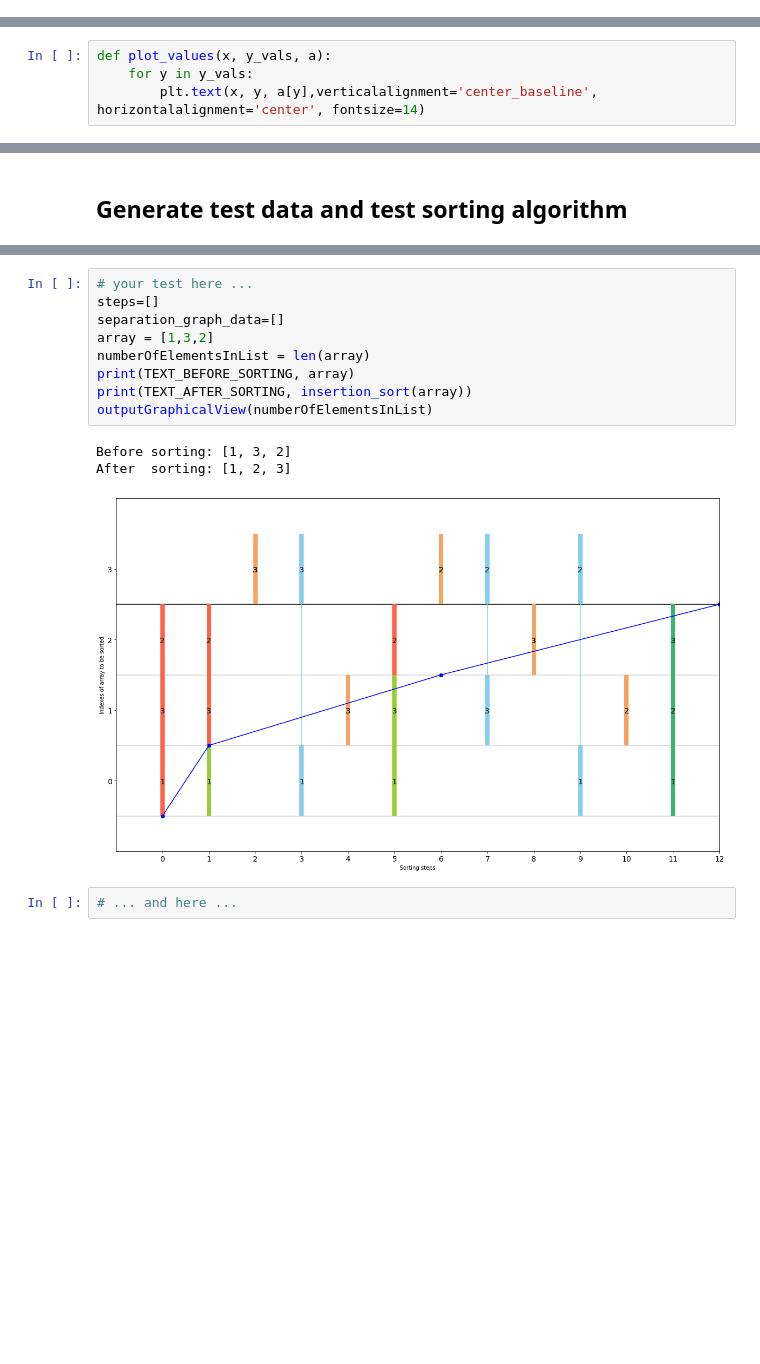
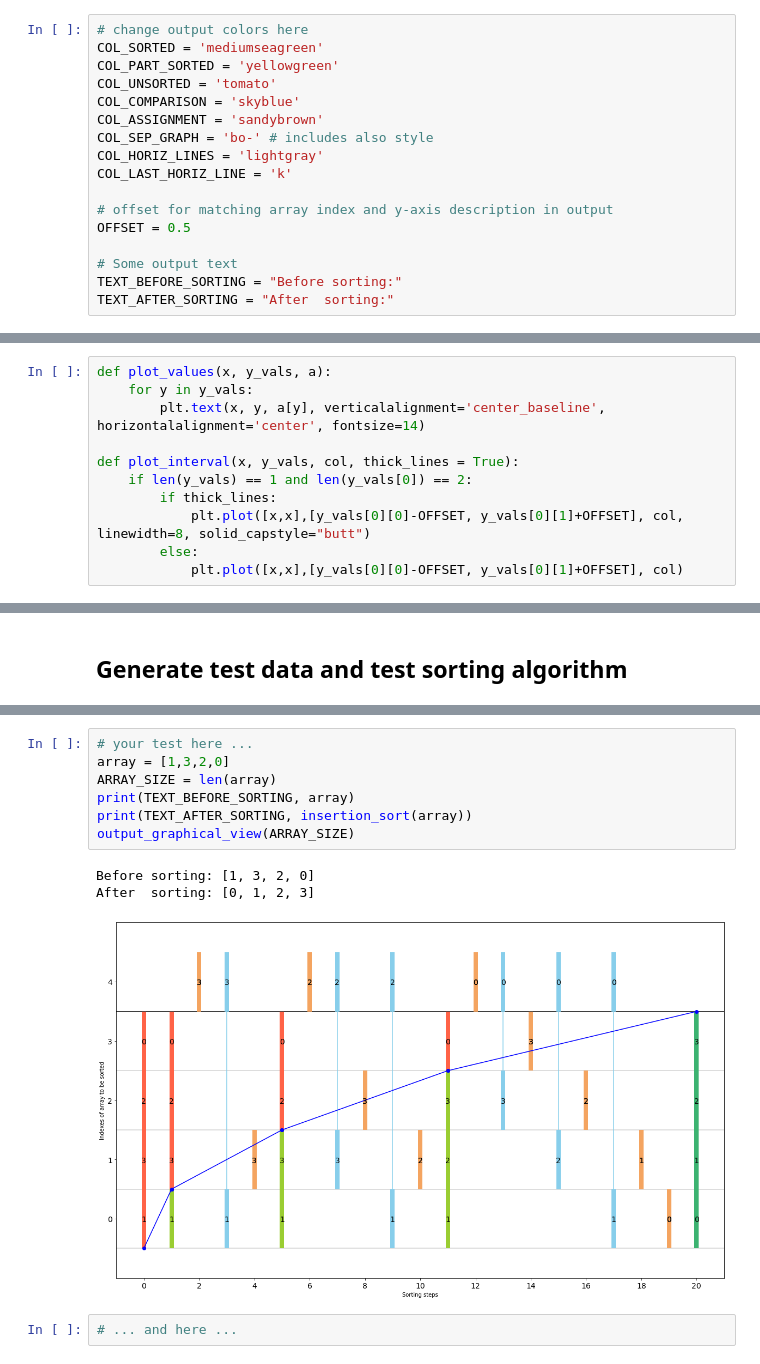
Before and after one commit to JensLiebehenschel/AlgDat, a Jupyter notebook: InsertionSortVisualization.ipynb, the cells around one changed output, grey strips where cells are left out. Drawn from its saved outputs; the diff is of its cells as text; blank space fills up the shorter version.

```diff
--- a/InsertionSortVisualization.ipynb
+++ b/InsertionSortVisualization.ipynb
@@ -78,9 +59,33 @@ TEXT_AFTER_SORTING = "After  sorting:"
+# %%
+# change output colors here
+COL_SORTED = 'mediumseagreen'
+COL_PART_SORTED = 'yellowgreen'
+COL_UNSORTED = 'tomato'
+COL_COMPARISON = 'skyblue'
+COL_ASSIGNMENT = 'sandybrown'
+COL_SEP_GRAPH = 'bo-' # includes also style
+COL_HORIZ_LINES = 'lightgray'
+COL_LAST_HORIZ_LINE = 'k'
+
+# offset for matching array index and y-axis description in output
+OFFSET = 0.5
+
+# Some output text
+TEXT_BEFORE_SORTING = "Before sorting:"
+TEXT_AFTER_SORTING = "After  sorting:"
 # %% [markdown]
 ## Helper functions
 # %%
 def plot_values(x, y_vals, a):
     for y in y_vals:
-        plt.text(x, y, a[y],verticalalignment='center_baseline', horizontalalignment='center', fontsize=14)
+        plt.text(x, y, a[y], verticalalignment='center_baseline', horizontalalignment='center', fontsize=14)
+
+def plot_interval(x, y_vals, col, thick_lines = True):
+    if len(y_vals) == 1 and len(y_vals[0]) == 2:
+        if thick_lines:
+            plt.plot([x,x],[y_vals[0][0]-OFFSET, y_vals[0][1]+OFFSET], col, linewidth=8, solid_capstyle="butt")
+        else:
+            plt.plot([x,x],[y_vals[0][0]-OFFSET, y_vals[0][1]+OFFSET], col)
 # %% [markdown]
 ## Output graphical view
 # %%
@@ -218,15 +221,13 @@ After  sorting: [0, 1, 2, 3, 4, 5, 6, 7, 8, 9]
 # %%
 # your test here ...
-steps=[]
-separation_graph_data=[]
-array = [1,3,2]
-numberOfElementsInList = len(array)
+array = [1,3,2,0]
+ARRAY_SIZE = len(array)
 print(TEXT_BEFORE_SORTING, array)
 print(TEXT_AFTER_SORTING, insertion_sort(array))
-outputGraphicalView(numberOfElementsInList)
+output_graphical_view(ARRAY_SIZE)
 # %% [output]
-Before sorting: [1, 3, 2]
-After  sorting: [1, 2, 3]
+Before sorting: [1, 3, 2, 0]
+After  sorting: [0, 1, 2, 3]
-[figure, old version]
+[figure, new version]
 # %%
 # ... and here ...
```
Also changed, not shown: parts of 14 cells of this notebook.
